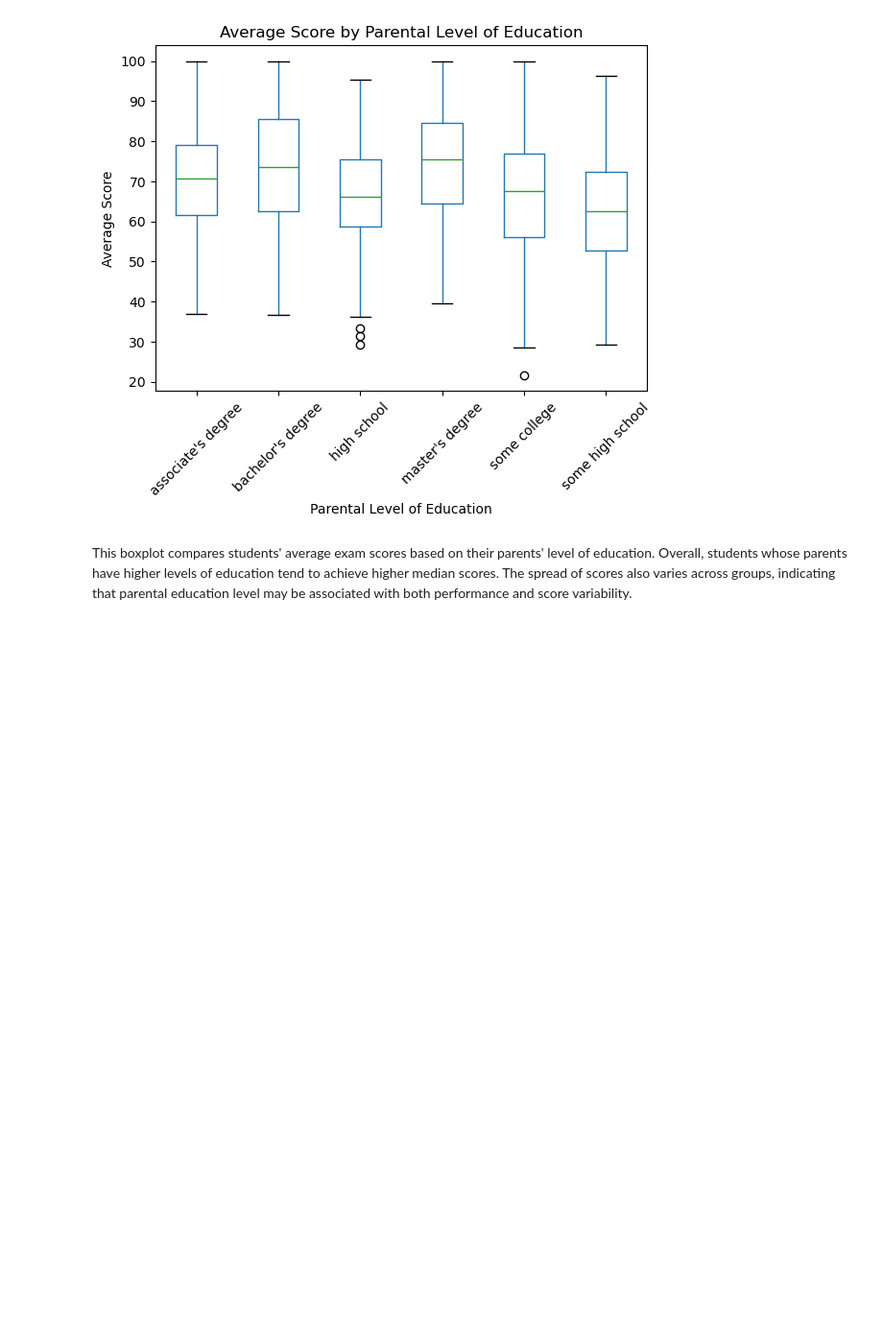
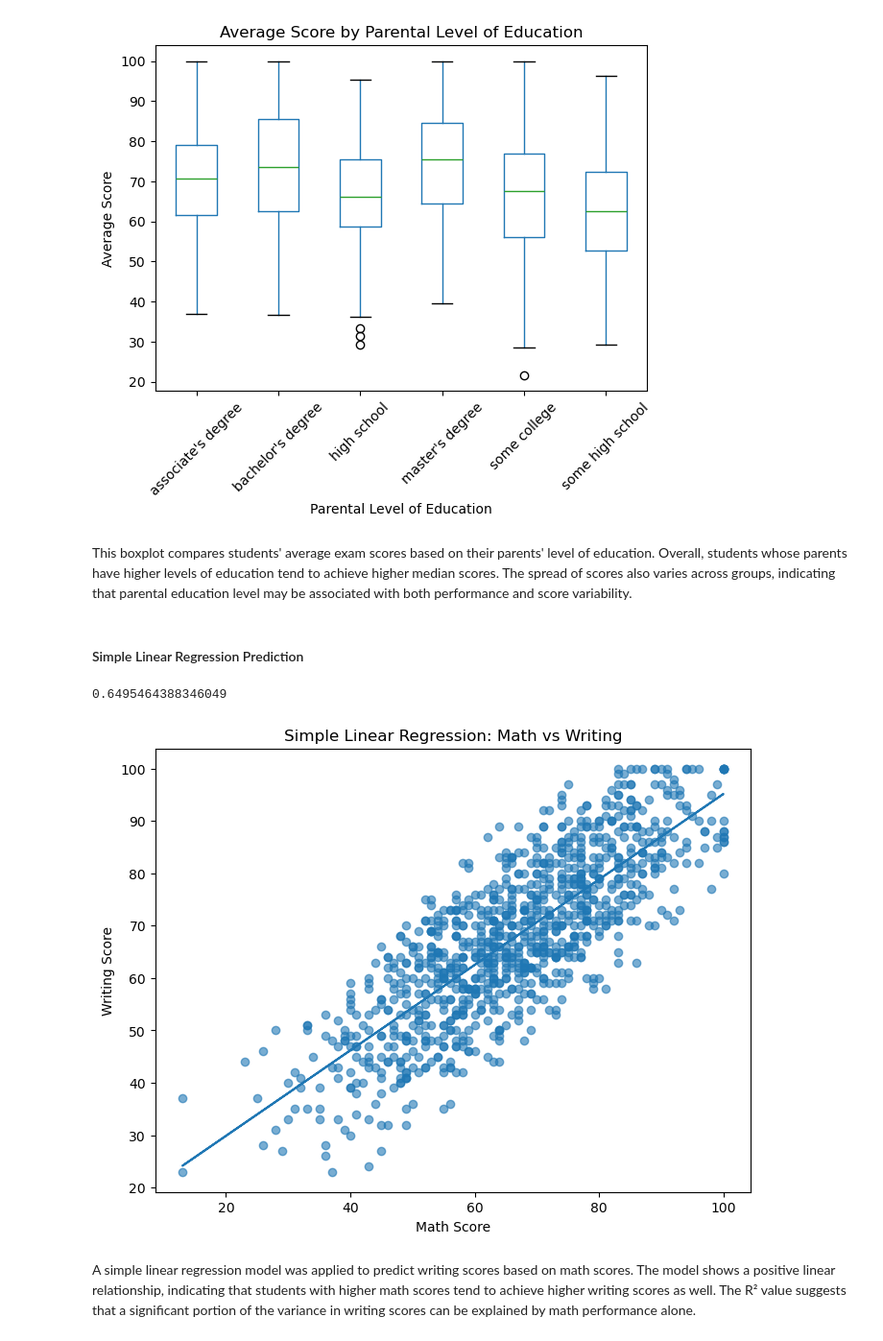
Before and after one commit to Amiralious/student-scores-analysis, a Jupyter notebook: analysis.ipynb, the cells around one changed output. Shown at 96% size. Cells and saved outputs as stored; diff of their text form; code cells hidden in the pictures; blank space fills up the shorter version.

Commit message:
Add simple linear regression analysis (math vs writing scores)

```diff
--- a/analysis.ipynb
+++ b/analysis.ipynb
@@ -254,3 +254,44 @@ This boxplot compares students' average exam scores based on their parents' leve
 Overall, students whose parents have higher levels of education tend to achieve higher median scores.
 The spread of scores also varies across groups, indicating that parental education level may be
 associated with both performance and score variability.
+# %% [markdown]
+#### Simple Linear Regression Prediction
+# %%
+from sklearn.linear_model import LinearRegression
+
+X = df[["math score"]]
+y = df["writing score"]
+
+model = LinearRegression()
+model.fit(X, y)
+
+slope = model.coef_[0]
+intercept = model.intercept_
+
+slope, intercept
+
+r_squared = model.score(X, y)
+r_squared
+# %% [output]
+0.6495464388346049
+# %%
+import matplotlib.pyplot as plt
+
+y_pred = model.predict(X)
+
+plt.figure(figsize=(8, 6))
+plt.scatter(df["math score"], df["writing score"], alpha=0.6)
+plt.plot(df["math score"], y_pred)
+
+plt.title("Simple Linear Regression: Math vs Writing")
+plt.xlabel("Math Score")
+plt.ylabel("Writing Score")
+plt.show()
+# %% [output]
+[figure, added]
+# %% [markdown]
+A simple linear regression model was applied to predict writing scores based on math scores.
+The model shows a positive linear relationship, indicating that students with higher math scores
+tend to achieve higher writing scores as well.
+The R² value suggests that a significant portion of the variance in writing scores can be explained
+by math performance alone.
```
